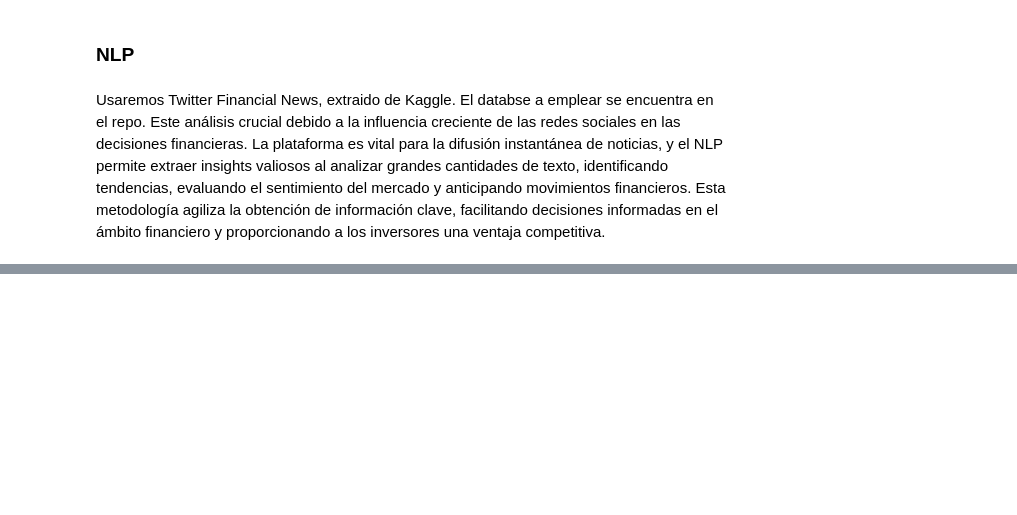
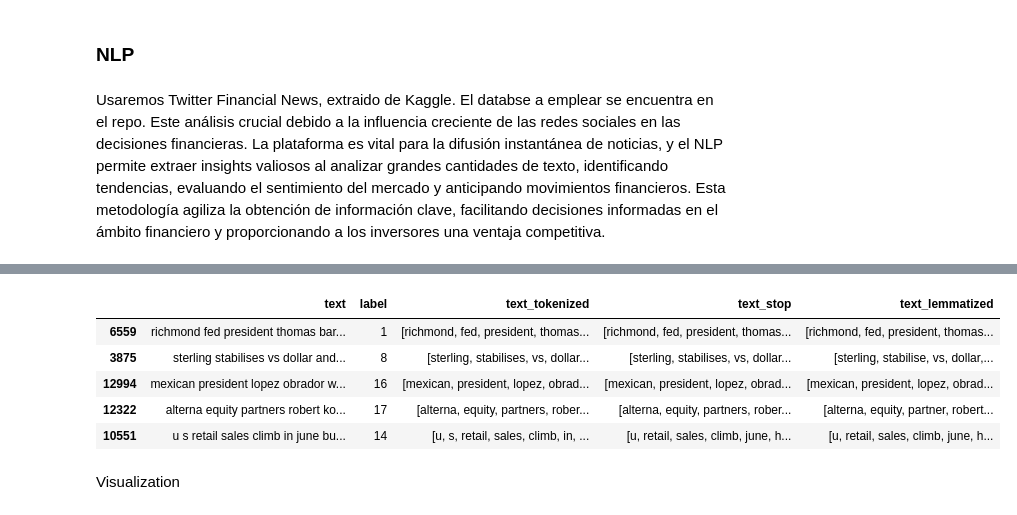
Before and after one commit to qlab-intro-python/proyecto-final-gregorio_podesta_trabajofinal, a Jupyter notebook: proyecto_final_plantilla.ipynb, the cells around one changed output, grey strips where cells are left out. Saved outputs shown, nothing was run; the diff lists cells and outputs as text; code cells hidden in the pictures; blank space fills up the shorter version.

```diff
--- a/proyecto_final_plantilla.ipynb
+++ b/proyecto_final_plantilla.ipynb
@@ -62,0 +183,17 @@ Usaremos Twitter Financial News, extraido de Kaggle. El databse a emplear se enc
+# %%
+# Aplicamos las stopwords
+nltk.download('stopwords')
+from nltk.corpus import stopwords
+
+stop_words = set(stopwords.words('english'))
+stop_words.add(',') #también añadimos estos carácteres
+stop_words.add('.')
+stop_words.add('“')
+stop_words.add('’')
+
+
+def stopwords_remove(inputs):
+    return [word for word in inputs if word not in stop_words]
+
+finance_sample['text_stop'] = finance_sample['text_tokenized'].apply(stopwords_remove)
+finance_sample['text_stop'].head()
@@ -62,0 +210,19 @@ Usaremos Twitter Financial News, extraido de Kaggle. El databse a emplear se enc
+# %%
+# Lemmatización
+from nltk.stem.wordnet import WordNetLemmatizer
+nltk.download('wordnet')
+nltk.download('omw-1.4')
+
+lemmatizer = WordNetLemmatizer()
+exceptions = ["fed"] # hemos notado que el lemmatizer interpreta a FED (del banco de federal) como feed. No queremos eso
+
+def custom_lemmatizer(word):
+ if word.lower() in exceptions:
+  return word
+ else:
+  return lemmatizer.lemmatize(word, pos='v')
+
+def lemmatization(inputs):
+ return [custom_lemmatizer(word=word) for word in inputs]
+
+finance_sample['text_lemmatized'] = finance_sample['text_stop'].apply(lemmatization)
@@ -62,0 +236,11 @@ Usaremos Twitter Financial News, extraido de Kaggle. El databse a emplear se enc
+# %%
+finance_sample.head()
+# %% [output]
+|  | text | label | text_tokenized | text_stop | text_lemmatized |
+| 6559 | richmond fed president thomas bar... | 1 | [richmond, fed, president, thomas... | [richmond, fed, president, thomas... | [richmond, fed, president, thomas... |
+| 3875 | sterling stabilises vs dollar and... | 8 | [sterling, stabilises, vs, dollar... | [sterling, stabilises, vs, dollar... | [sterling, stabilise, vs, dollar,... |
+| 12994 | mexican president lopez obrador w... | 16 | [mexican, president, lopez, obrad... | [mexican, president, lopez, obrad... | [mexican, president, lopez, obrad... |
+| 12322 | alterna equity partners robert ko... | 17 | [alterna, equity, partners, rober... | [alterna, equity, partners, rober... | [alterna, equity, partner, robert... |
+| 10551 | u s retail sales climb in june bu... | 14 | [u, s, retail, sales, climb, in, ... | [u, retail, sales, climb, june, h... | [u, retail, sales, climb, june, h... |
+# %% [markdown]
+Visualization
```
Also changed, not shown: parts of 18 cells of this notebook.
